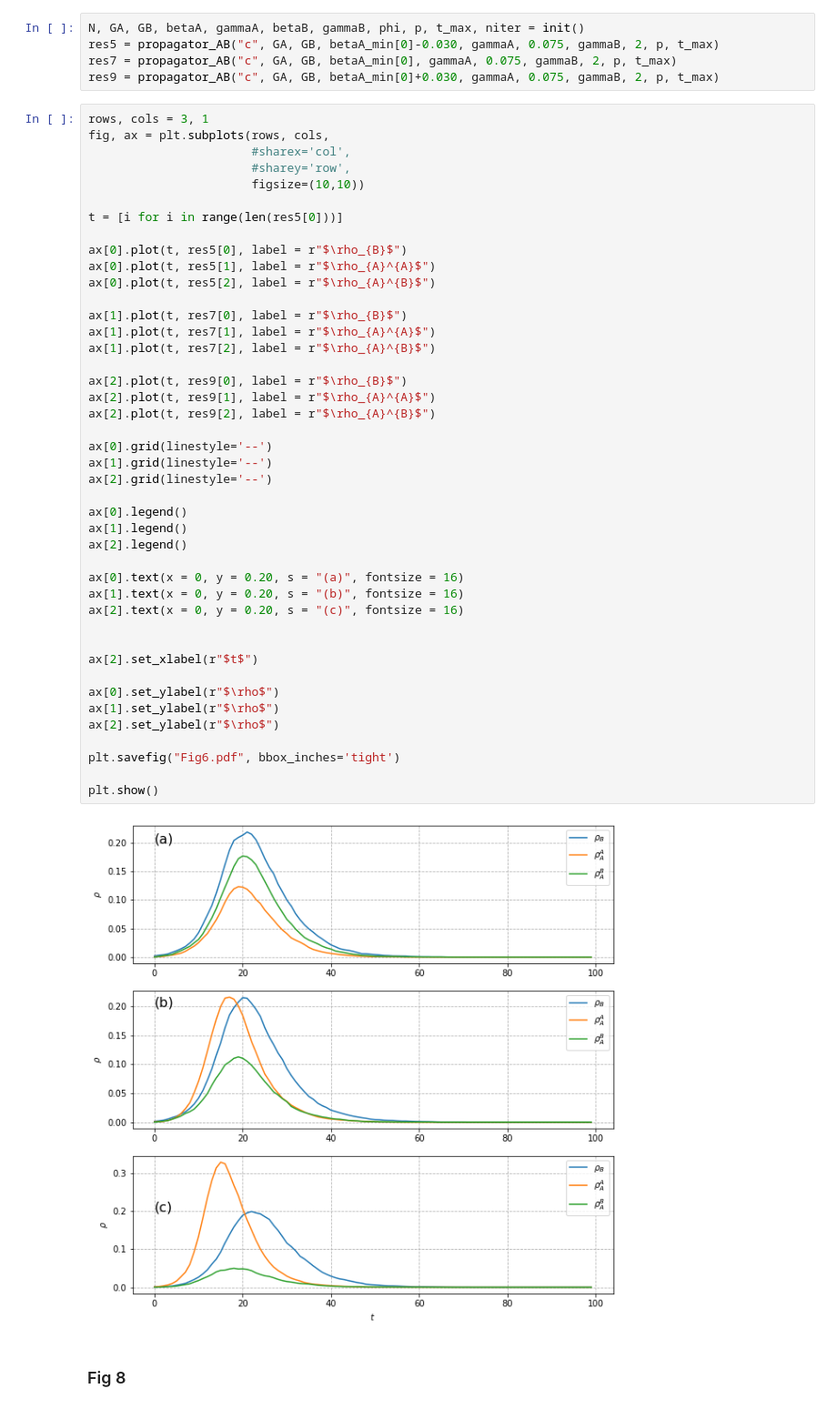
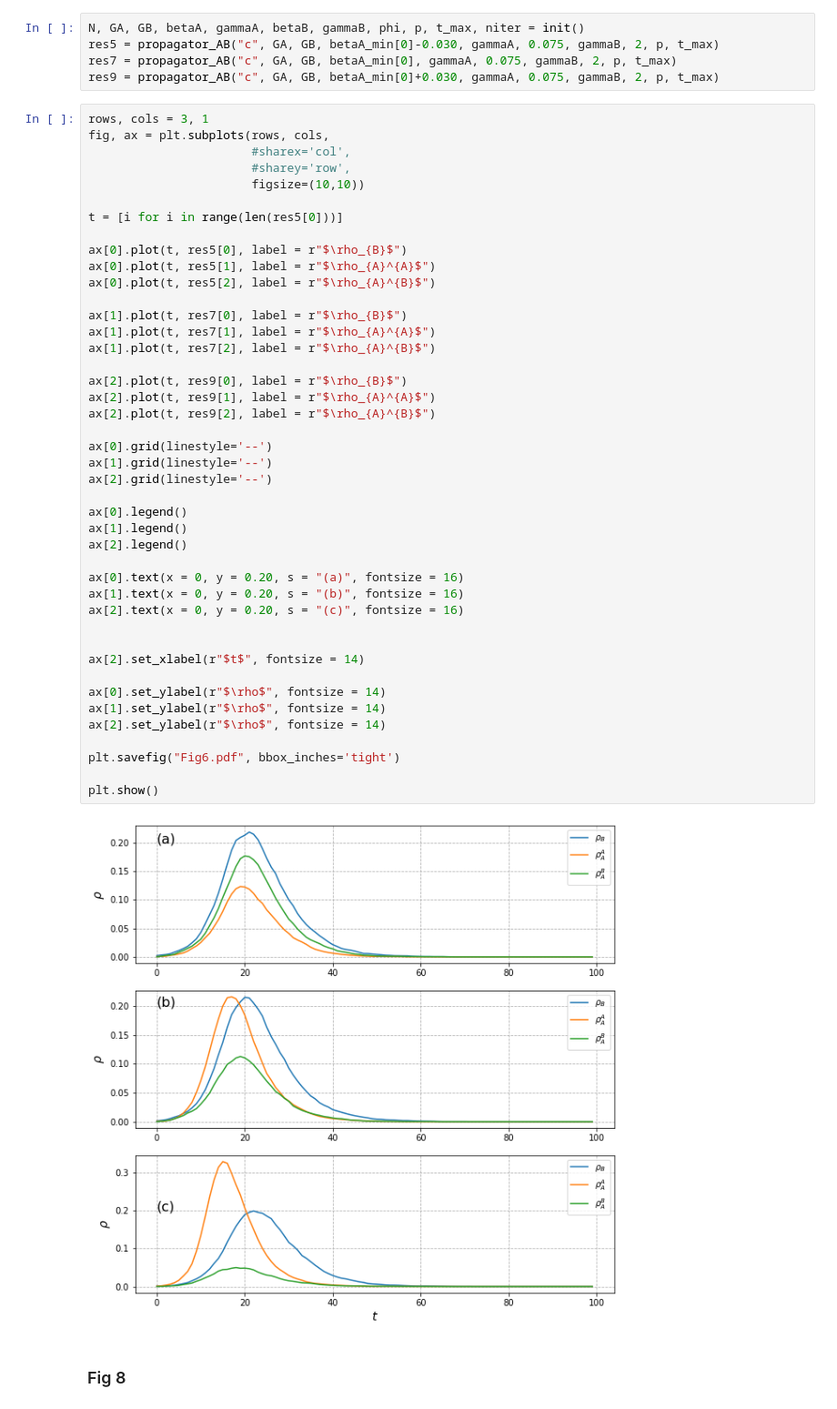
Before and after one commit to MattBortoletto/COVID19-Information-spreading, a Jupyter notebook: part_1/Results_Analysis_Part1.ipynb, the cells around one changed output. Shown at 91% size. Drawn from its saved outputs; the diff is of its cells as text.

```diff
--- a/part_1/Results_Analysis_Part1.ipynb
+++ b/part_1/Results_Analysis_Part1.ipynb
@@ -251,38 +255,38 @@ ax[0].plot(t, res5[0], label = r"$\rho_{B}$")
 ax[0].plot(t, res5[1], label = r"$\rho_{A}^{A}$")
 ax[0].plot(t, res5[2], label = r"$\rho_{A}^{B}$")
 
 ax[1].plot(t, res7[0], label = r"$\rho_{B}$")
 ax[1].plot(t, res7[1], label = r"$\rho_{A}^{A}$")
 ax[1].plot(t, res7[2], label = r"$\rho_{A}^{B}$")
 
 ax[2].plot(t, res9[0], label = r"$\rho_{B}$")
 ax[2].plot(t, res9[1], label = r"$\rho_{A}^{A}$")
 ax[2].plot(t, res9[2], label = r"$\rho_{A}^{B}$")
 
 ax[0].grid(linestyle='--')
 ax[1].grid(linestyle='--')
 ax[2].grid(linestyle='--')
 
 ax[0].legend()
 ax[1].legend()
 ax[2].legend()
 
 ax[0].text(x = 0, y = 0.20, s = "(a)", fontsize = 16)
 ax[1].text(x = 0, y = 0.20, s = "(b)", fontsize = 16)
 ax[2].text(x = 0, y = 0.20, s = "(c)", fontsize = 16)
 
 
-ax[2].set_xlabel(r"$t$")
+ax[2].set_xlabel(r"$t$", fontsize = 14)
 
-ax[0].set_ylabel(r"$\rho$")
-ax[1].set_ylabel(r"$\rho$")
-ax[2].set_ylabel(r"$\rho$")
+ax[0].set_ylabel(r"$\rho$", fontsize = 14)
+ax[1].set_ylabel(r"$\rho$", fontsize = 14)
+ax[2].set_ylabel(r"$\rho$", fontsize = 14)
 
 plt.savefig("Fig6.pdf", bbox_inches='tight')
 
 plt.show()
 # %% [output]
-[figure, old version]
+[figure, new version]
 # %% [markdown]
 ### Fig 8
 # %%
```
Also changed, not shown: parts of 3 cells of this notebook, 4 other files.
